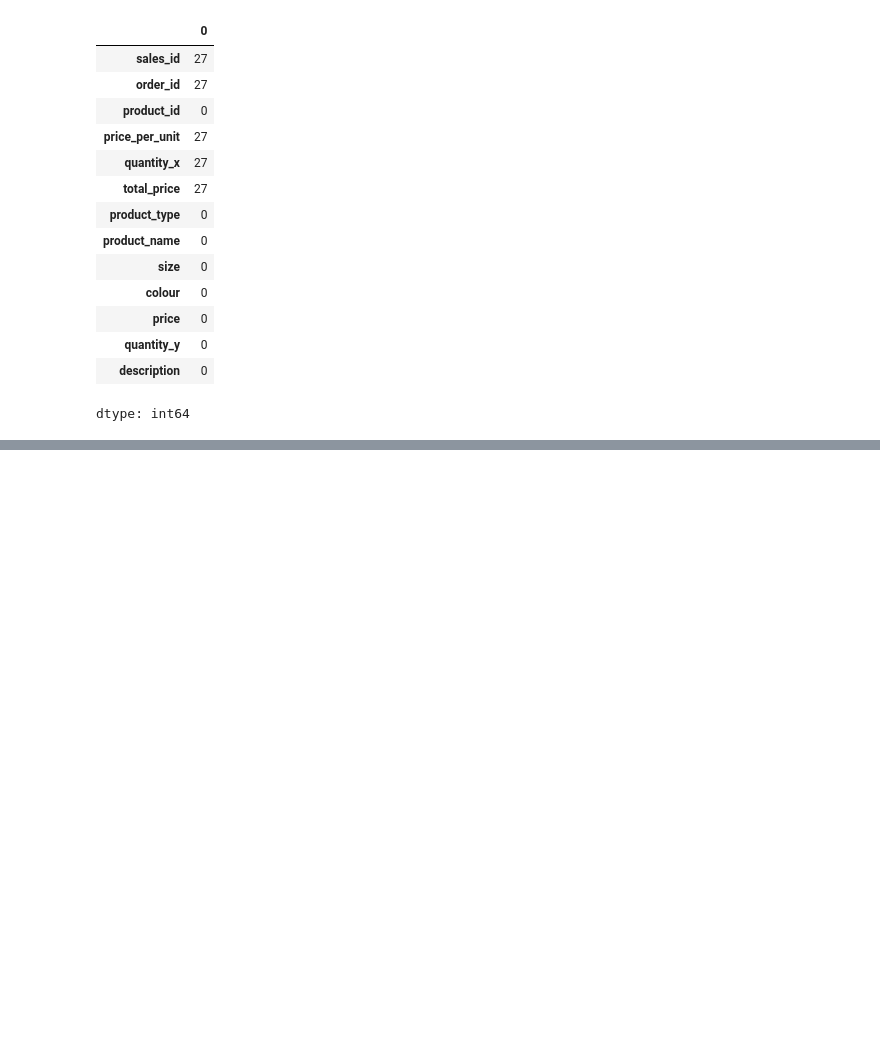
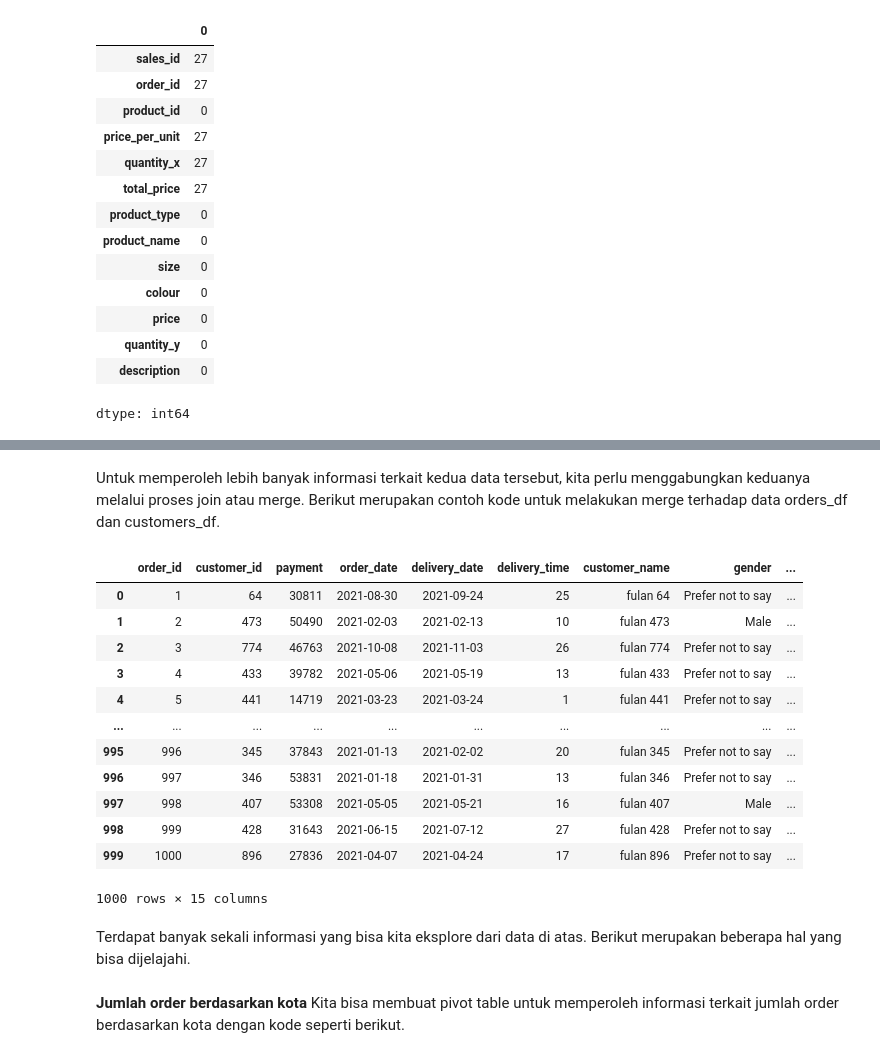
Before and after one commit to farhanzibran/Analisis_Data_Fashion, a Jupyter notebook: proyek_analisis_data.ipynb, the cells around one changed output, grey strips where cells are left out. Drawn from its saved outputs; the diff is of its cells as text; code cells hidden in the pictures; blank space fills up the shorter version.

```diff
--- a/proyek_analisis_data.ipynb
+++ b/proyek_analisis_data.ipynb
@@ -634,0 +803,30 @@ dtype: int64
+# %% [markdown]
+Untuk memperoleh lebih banyak informasi terkait kedua data tersebut, kita perlu menggabungkan keduanya melalui proses join atau merge. Berikut merupakan contoh kode untuk melakukan merge terhadap data orders_df dan customers_df.
+# %%
+orders_customers_df = pd.merge(
+    left=orders_df,
+    right=customers_df,
+    how="left",
+    left_on="customer_id",
+    right_on="customer_id"
+)
+orders_customers_df
+# %% [output]
+|  | order_id | customer_id | payment | order_date | delivery_date | delivery_time | customer_name | gender | ... |
+| 0 | 1 | 64 | 30811 | 2021-08-30 | 2021-09-24 | 25 | fulan 64 | Prefer not to say | ... |
+| 1 | 2 | 473 | 50490 | 2021-02-03 | 2021-02-13 | 10 | fulan 473 | Male | ... |
+| 2 | 3 | 774 | 46763 | 2021-10-08 | 2021-11-03 | 26 | fulan 774 | Prefer not to say | ... |
+| 3 | 4 | 433 | 39782 | 2021-05-06 | 2021-05-19 | 13 | fulan 433 | Prefer not to say | ... |
+| 4 | 5 | 441 | 14719 | 2021-03-23 | 2021-03-24 | 1 | fulan 441 | Prefer not to say | ... |
+| ... | ... | ... | ... | ... | ... | ... | ... | ... | ... |
+| 995 | 996 | 345 | 37843 | 2021-01-13 | 2021-02-02 | 20 | fulan 345 | Prefer not to say | ... |
+| 996 | 997 | 346 | 53831 | 2021-01-18 | 2021-01-31 | 13 | fulan 346 | Prefer not to say | ... |
+| 997 | 998 | 407 | 53308 | 2021-05-05 | 2021-05-21 | 16 | fulan 407 | Male | ... |
+| 998 | 999 | 428 | 31643 | 2021-06-15 | 2021-07-12 | 27 | fulan 428 | Prefer not to say | ... |
+| 999 | 1000 | 896 | 27836 | 2021-04-07 | 2021-04-24 | 17 | fulan 896 | Prefer not to say | ... |
+1000 rows × 15 columns
+# %% [markdown]
+Terdapat banyak sekali informasi yang bisa kita eksplore dari data di atas. Berikut merupakan beberapa hal yang bisa dijelajahi.
+# %% [markdown]
+**Jumlah order berdasarkan kota**
+Kita bisa membuat pivot table untuk memperoleh informasi terkait jumlah order berdasarkan kota dengan kode seperti berikut.
```
Also changed, not shown: parts of 69 cells of this notebook.
